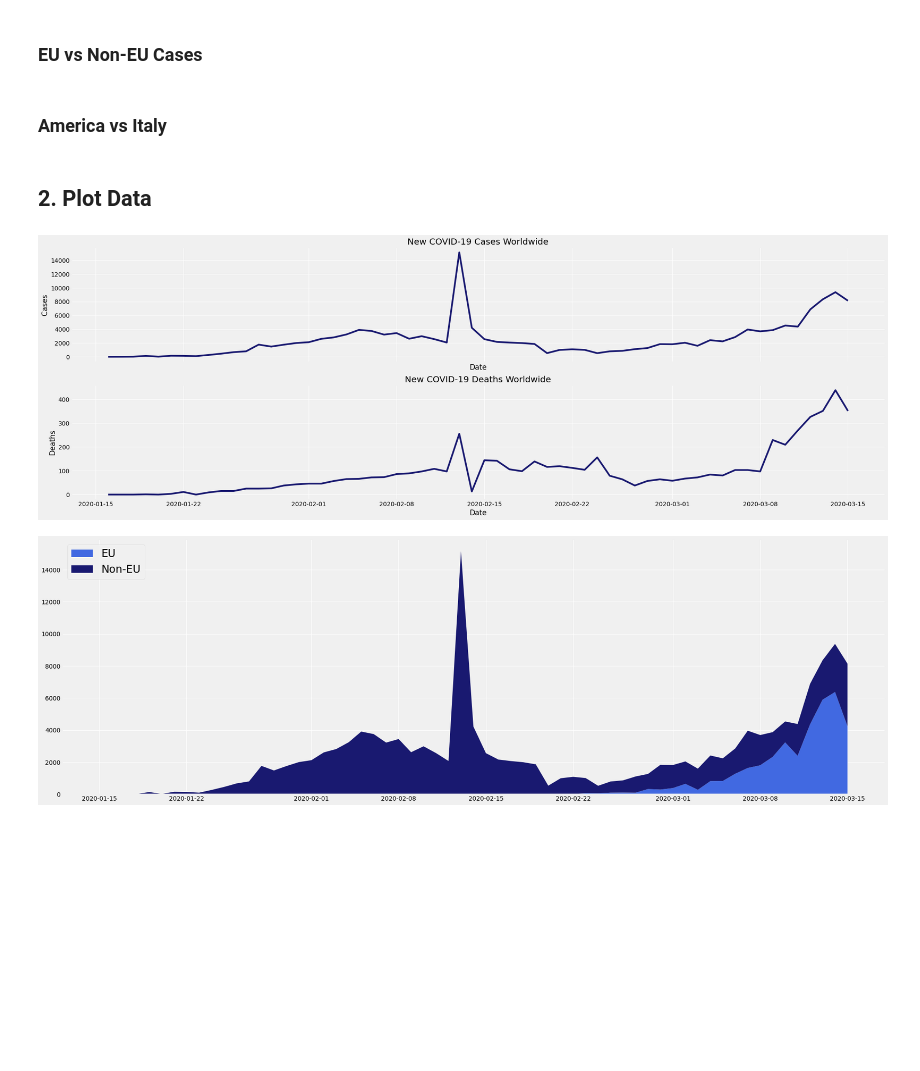
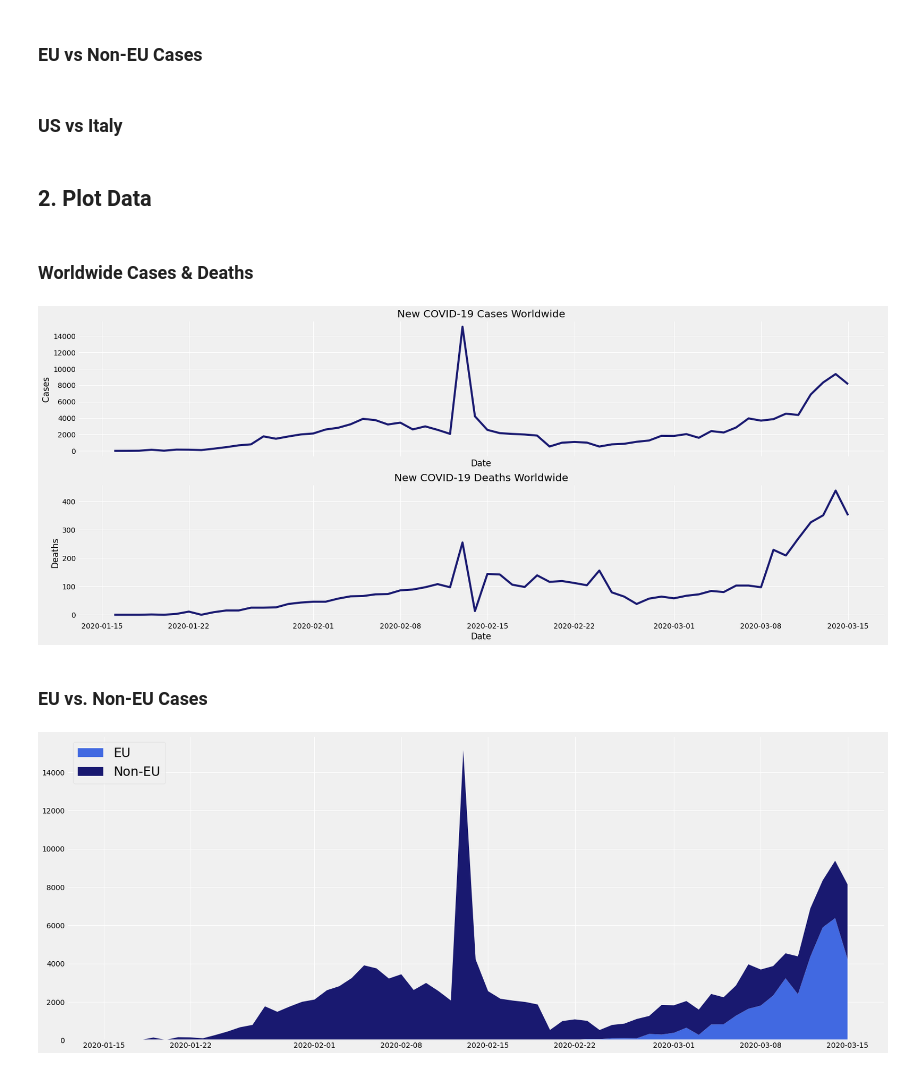
Before and after one commit to pkluitenberg/COVID-19, a Jupyter notebook: covid19.ipynb, the cells around one changed output. Saved outputs shown, nothing was run; the diff lists cells and outputs as text; code cells hidden in the pictures; blank space fills up the shorter version.

```diff
--- a/covid19.ipynb
+++ b/covid19.ipynb
@@ -145,3 +148,3 @@ eu_y = [np.array(eu[eu['EU']=="EU"]['NEW_CASES']),
 # %% [markdown]
-### America vs Italy
+### US vs Italy
 # %%
@@ -152,22 +161,26 @@ assert len(df_itly.index) == len(df_usa.index), "dataframes are of unequal lengt
 # %% [markdown]
 ## 2. Plot Data
+# %% [markdown]
+### Worldwide Cases & Deaths
 # %%
 # plotting new cases by day worldwide
-plt.rcParams['figure.figsize'] = [30, 10]
+plt.rcParams['figure.figsize'] = [25, 10]
 fig, ax = plt.subplots(2,sharex=True)
 # top chart of cases
 ax[0].plot(wc['DATE_REP'], wc['NEW_CASES'],color="midnightblue")
 ax[0].set(xlabel='Date', ylabel='Cases',
        title='New COVID-19 Cases Worldwide')
 ax[0].grid(color='white')
 
 # bottom chart of deaths
 ax[1].plot(wc['DATE_REP'], wc['NEW_DEATHS'],color="midnightblue")
 ax[1].set(xlabel='Date', ylabel='Deaths',
        title='New COVID-19 Deaths Worldwide')
 ax[1].grid(color='white')
 # %% [output]
-[figure, old version]
+[figure, new version]
+# %% [markdown]
+### EU vs. Non-EU Cases
 # %%
 # plotting EU vs. Non-EU New Cases
 fig, ax = plt.subplots()
@@ -177,4 +190,4 @@ ax.stackplot(eu['DATE_REP'].drop_duplicates(),eu_y,
 ax.legend(loc='upper left', fontsize = "xx-large")
 ax.grid(color="white")
 # %% [output]
-[figure, old version]
+[figure, new version]
```
Also changed, not shown: parts of 4 cells of this notebook.
